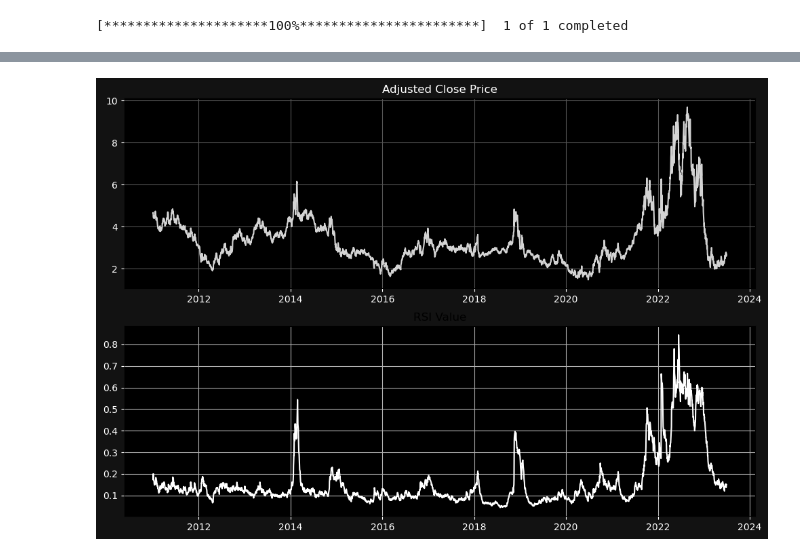
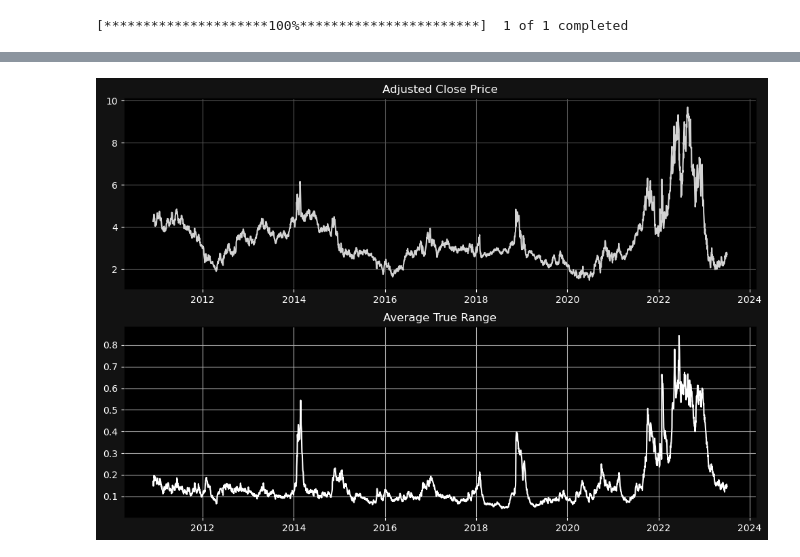
Before and after one commit to abridgers087/Group-Project-3, a Jupyter notebook: Natural Gas Futures and ATR(14).ipynb, the cells around one changed output, grey strips where cells are left out. Cells and saved outputs as stored; diff of their text form; code cells hidden in the pictures.

Commit message:
replacing price/atr jupyter script with updated script

```diff
--- a/Natural Gas Futures and ATR(14).ipynb
+++ b/Natural Gas Futures and ATR(14).ipynb
@@ -11,7 +11,8 @@ from datetime import timedelta
 
 from matplotlib import pyplot as plt
 # %%
-start = start = dt.datetime(2011,1,1)
+# parameters for API call
+start = start = dt.datetime(2010,12,1)
 end = dt.datetime.now()
 days = 14
 ticker = 'NG=F' #
@@ -38,0 +24,4 @@ df
+# %%
+# rename adjusted close column
+df = df.rename(columns={"Adj Close":'Adj_Close'})
+df
@@ -39,4 +43,6 @@ df
 # %%
-ATR = pd.concat([df.High.sub(df.Low), df.High.sub(df.Close.shift()), df.Low.sub(df.Close.shift())], axis=1).max(1).ewm(span=14).mean()
 # https://stackoverflow.com/questions/40256338/calculating-average-true-range-atr-on-ohlc-data-with-python
 # fifth answer
+
+# calculate Average True Range over length of dataset
+ATR = pd.concat([df.High.sub(df.Low), df.High.sub(df.Adj_Close.shift()), df.Low.sub(df.Adj_Close.shift())], axis=1).max(1).ewm(span=14).mean()
@@ -61,38 +67,37 @@ ATR
 # %%
-
-
+####### plot NG price and ATR over length of timeframe ########
 
 plt.figure(figsize=(12,8))
 
-## natural gas futures prices
+## natural gas futures prices plot
 ax1 = plt.subplot(211)
-ax1.plot(df.index, df['Adj Close'], color='lightgray')
+ax1.plot(df.index, df['Adj_Close'], color='lightgray')
 ax1.set_title('Adjusted Close Price', color ="white")
 
 ax1.grid(True, color='#555555')
 ax1.set_axisbelow(True)
 ax1.set_facecolor('black')
 ax1.figure.set_facecolor('#121212')
 ax1.tick_params(axis='x', colors='white')
 ax1.tick_params(axis='y', colors='white')
 
 
-# 14 day ATR
+# 14 day ATR plot
 ax2 = plt.subplot(212, sharex=ax1)
 ax2.plot(df.index, ATR, color='white')
 
 
 
-ax2.set_title('RSI Value')
+ax2.set_title('Average True Range', color='white')
 ax2.grid(True)
 ax2.set_axisbelow(True)
 ax2.set_facecolor('black')
 ax2.tick_params(axis='x', colors='white')
 ax2.tick_params(axis='y', colors='white')
 
 
 ##################
 
 plt.show()
 # %% [output]
-[figure, old version]
+[figure, new version]
```
Also changed, not shown: parts of 17 cells of this notebook.
